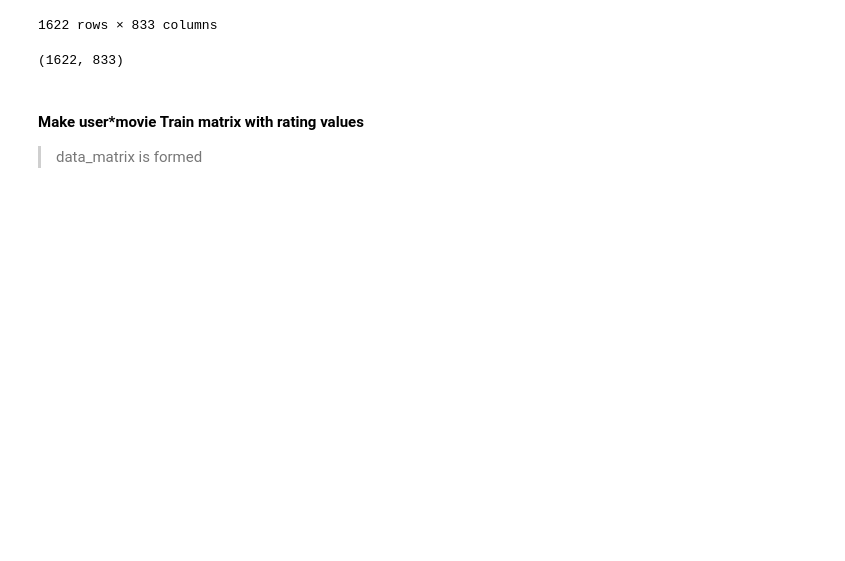
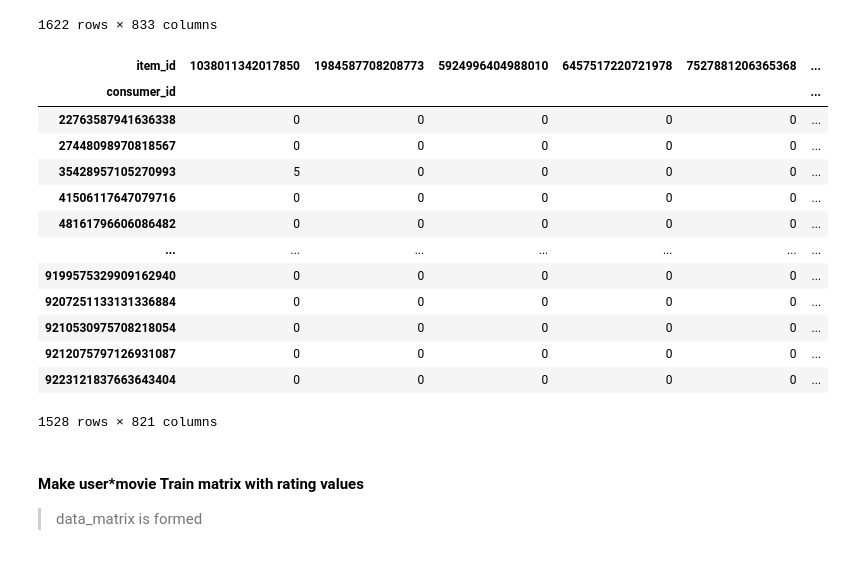
Before and after one commit to ishitamahindroo/NewsRecommendor, a Jupyter notebook: capstone0.ipynb, the cells around one changed output. Drawn from its saved outputs; the diff is of its cells as text; code cells hidden in the pictures; blank space fills up the shorter version.

```diff
--- a/capstone0.ipynb
+++ b/capstone0.ipynb
@@ -238,0 +242,2 @@ See the caveats in the documentation: https://pandas.pydata.org/pandas-docs/stab
+# %%
+eng_content.interaction_type.replace('content_pulled_out', 0, inplace = True)
@@ -238,0 +249,2 @@ See the caveats in the documentation: https://pandas.pydata.org/pandas-docs/stab
+# %%
+eng_content.interaction_type.replace('content_present', 1, inplace = True)
@@ -669,11 +733,25 @@ df0
 | 8641138310821193516 | 0.0 | 0.0 | 0.0 | 0.0 | 0.0 | ... |
 1622 rows × 833 columns
 # %%
-#data_matrix = pd.pivot_table(train, values='rating', index=['consumer_id'], columns=['item_id'], fill_value=0)
+#creating pivot table to check if our ratings are correctly imputed.
+pivot_train = pd.pivot_table(train, values='rating', index=['consumer_id'], columns=['item_id'], fill_value=0, aggfunc= np.max)
-# %%
-df0.shape
-# %% [output]
-(1622, 833)
+# %%
+pivot_train
+# %% [output]
+| item_id | 1038011342017850 | 1984587708208773 | 5924996404988010 | 6457517220721978 | 7527881206365368 | ... |
+| consumer_id |  |  |  |  |  | ... |
+| 22763587941636338 | 0 | 0 | 0 | 0 | 0 | ... |
+| 27448098970818567 | 0 | 0 | 0 | 0 | 0 | ... |
+| 35428957105270993 | 5 | 0 | 0 | 0 | 0 | ... |
+| 41506117647079716 | 0 | 0 | 0 | 0 | 0 | ... |
+| 48161796606086482 | 0 | 0 | 0 | 0 | 0 | ... |
+| ... | ... | ... | ... | ... | ... | ... |
+| 9199575329909162940 | 0 | 0 | 0 | 0 | 0 | ... |
+| 9207251133131336884 | 0 | 0 | 0 | 0 | 0 | ... |
+| 9210530975708218054 | 0 | 0 | 0 | 0 | 0 | ... |
+| 9212075797126931087 | 0 | 0 | 0 | 0 | 0 | ... |
+| 9223121837663643404 | 0 | 0 | 0 | 0 | 0 | ... |
+1528 rows × 821 columns
 # %% [markdown]
 #### Make user*movie Train matrix with rating values
 > data_matrix is formed
```
Also changed, not shown: parts of 43 cells of this notebook.
